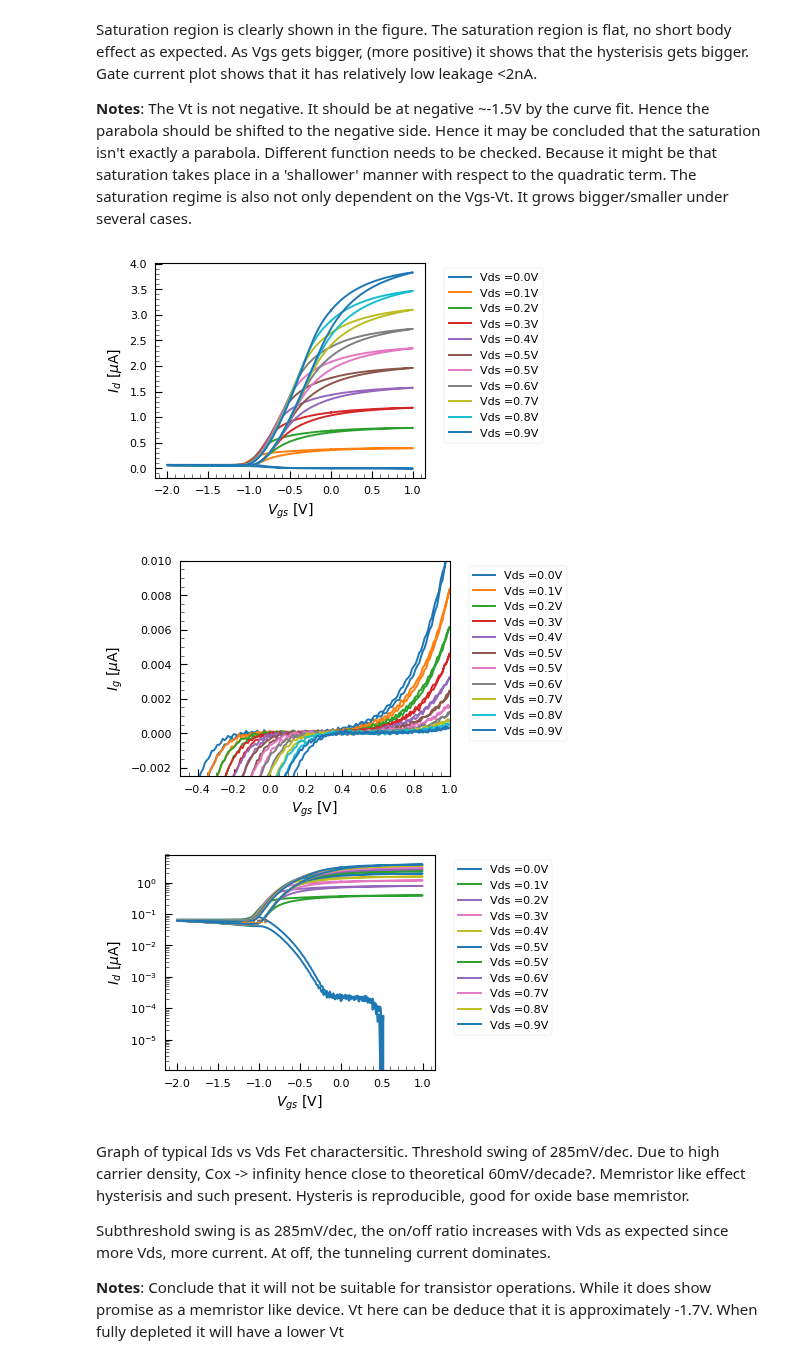
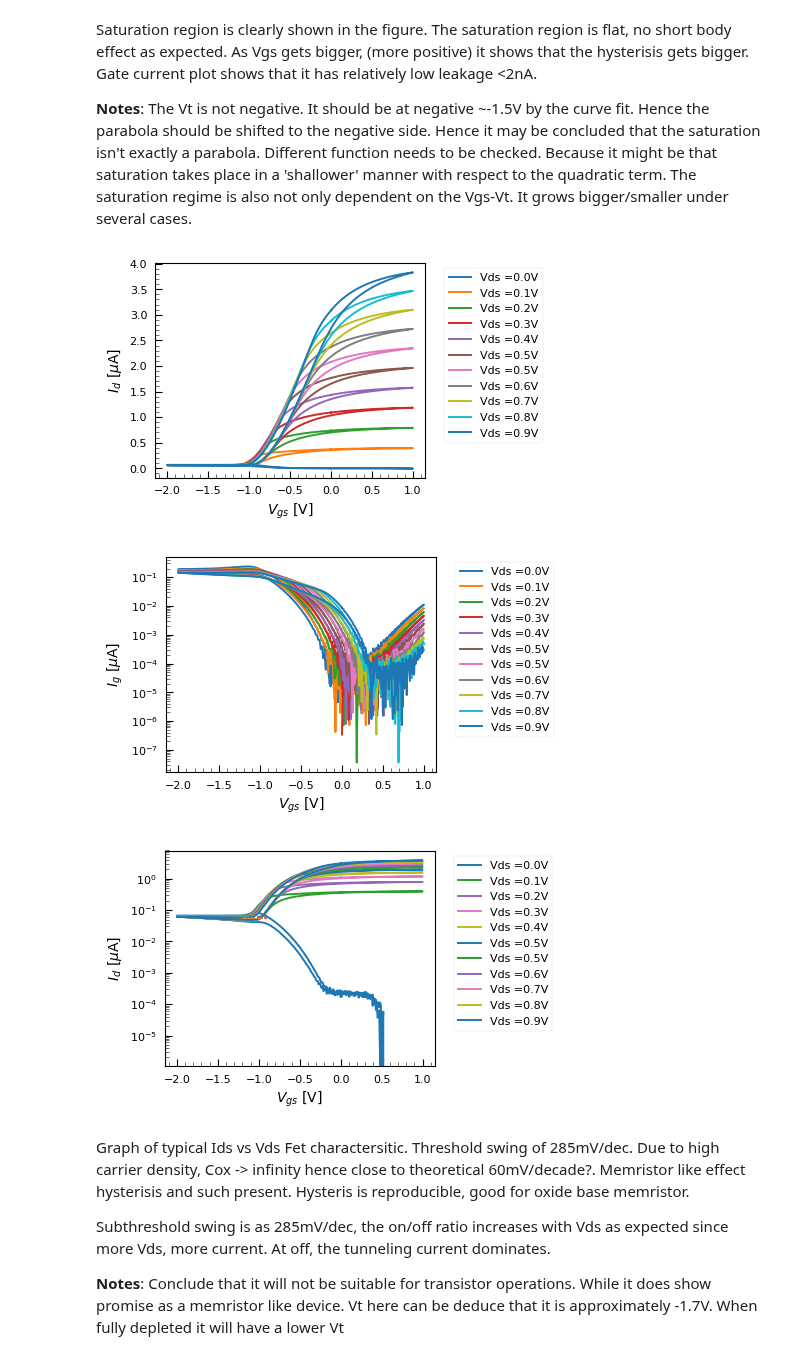
Before and after one commit to prabowobagas/Jupyter-Notebook-Thesis, a Jupyter notebook: Weekly Journal.ipynb, the cells around one changed output. Drawn from its saved outputs; the diff is of its cells as text; code cells hidden in the pictures.

```diff
--- a/Weekly Journal.ipynb
+++ b/Weekly Journal.ipynb
@@ -258,7 +258,7 @@ dataparsing(input_file, output_file, data_width)
 # %%
 def wrapper_vds(dataframe):
     dataframe.drop('Unnamed: 5', axis=1,inplace=True)
-    dataframe.columns = ['time','Vgs','Vds','Igs','Ids']
+    dataframe.columns = ['time','Vgs','Vds','Ids','Igs']
     return dataframe
 
 def new_range(start,end,step):
@@ -282,6 +282,8 @@ def plus_string(number):
         x = '$-$' + str(round(abs(number), 2))
     elif number > 0:
         x = '+' + str(round(number, 2))
+    elif number == 0:
+        x = 0
     return x
 
 fig1 = plt.figure(1)
@@ -294,29 +296,30 @@ ax2 = fig2.add_subplot(1, 1, 1)
 # ax3 = fig2.add_subplot(1, 1, 1)
 
 V_sat_data = []
-for i in new_range(1, 21, 2):    # set number of data here: max # 36
+for i in new_range(1, 21, 4):    # set number of data here: max # 36
 
     # df1 = pd.read_csv('Data\\dev15\\dev15_vsd\\dev15_dataset'+str(i)+'.txt',sep='\t',skiprows = [0,1,2])
     df2 = pd.read_csv('Data\\4_uc_new device\\dev16\\Dev16_RoomT_Vds_sweep\\dev16_dataset'+str(i)+'.txt',sep='\t',skiprows = [0,1,2])
-
     # df_wrap1 = wrapper_vds(df1)
     df_wrap2 = wrapper_vds(df2)
 
-    Vgs = -1 + (0.1*i-0.1)
-    Ids_list = df_wrap2['Igs'] # Still in ampere
+    Vgs = round(-1 + (0.1*i-0.1),2)
+
+    Ids_list = df_wrap2['Ids'] # Still in ampere
     Vds_list = df_wrap2['Vds']
     V_sat_index = find_nearest(Vds_list[1:1200], Vgs+1.0)
     V_sat_data.append((Vds_list[V_sat_index], Ids_list[V_sat_index]/10**(-6)))
 
-    Igs_smooth = savgol_filter(df_wrap2['Ids'],99,3)  # Filter out noise with savgol filter
+    Igs_smooth = savgol_filter(df_wrap2['Igs'],99,3)  # Filter out noise with savgol filter
     # plt.plot(df_wrap1['Vds'], df_wrap1['Ids']/(10)**(-6), label = 'Vgs ='+str((i*-100)+100)+'mV',linestyle = 'dashed')
-    ax.plot(df_wrap2['Vds'], df_wrap2['Igs']/(10)**(-6), label = 'Vgs ='+str(round(Vgs,2))+' V')
-#     if Vgs <= 0:
-#         ax.text(5+0.05, Ids_list[850]/(10)**(-6) -0.5, plus_string(Vgs),  withdash=False, fontsize=9)
-#     elif Vgs >= -0.5:
-#         ax.text(5+0.05, Ids_list[850]/(10)**(-6), plus_string(Vgs),  withdash=False, fontsize=9)
+    ax.plot(df_wrap2['Vds'], df_wrap2['Ids']/(10)**(-6), label = 'Vgs ='+str(round(Vgs,2))+' V')
+    print(Ids_list[500]/(10)**(-6) )
+    if Vgs >= -0.6:
+        ax.text(5+0.05, Ids_list[500]/(10)**(-6) , plus_string(Vgs), withdash=False, fontsize=9)
+    elif Vgs == -0.8:
+        ax.text(5+0.05, Ids_list[100]/(10)**(-6) -0.5, plus_string(Vgs), withdash=False, fontsize=9)
 
-#     ax2.plot(df_wrap2['Vds'], Igs_smooth/(10**(-6)), label = 'Vgs ='+str(round(Vgs,2))+' V') # Ig is in micro-amps
+    ax2.plot(df_wrap2['Vds'], Igs_smooth/(10**(-6)), label = 'Vgs ='+str(round(Vgs,2))+' V') # Ig is in micro-amps
 
 
 
@@ -339,10 +342,10 @@ ax.set_ylabel('$I_{d}$ [$\mu$A]', fontsize=10)
 ax.minorticks_on()
 ax.tick_params(axis = 'y', which = 'both', length=5, direction='in')
 ax.tick_params(axis = 'both', which = 'minor', labelsize = 9)
-ax.text(5+0.05, 10+0.5, ' $V_{gs}$ [V]',  withdash=False, fontsize=9) # Vgs label is set manually
+ax.text(5+0.05, 11, ' $V_{gs}$ [V]',  withdash=False, fontsize=9) # Vgs label is set manually
 ax.set_xlim(-0.5, 5)
 fig1.set_size_inches(plot_width*1.1, plot_height*1.4)
-fig1.savefig('Figures\\Dev16_batch2_Vds_sweep-Ids.pdf', format='pdf', bbox_inches='tight')
+# fig1.savefig('Figures\\Dev16_batch2_Vds_sweep-Ids.pdf', format='pdf', bbox_inches='tight')
 
 
 ## plot setting for fig2 (Ig vs Vds)
@@ -354,7 +357,7 @@ ax2.minorticks_on()
 ax2.tick_params(axis = 'y', which = 'both', length=5, direction='in')
 ax2.tick_params(axis = 'both', which = 'minor', labelsize = 9)
 fig2.set_size_inches(plot_width*1.1, plot_height*1.4)
-ax2.legend(bbox_to_anchor=(1.05, 1), loc=2)
+ax2.legend(loc=4)
 
 # ax2.set_ylim(-0.01, 0.01)
 # ax2.set_xlim(-0.5, 5)
@@ -408,14 +415,14 @@ def Vgs_plotter(data_location, loop_var1, loop_var2):
 
 
         fig2 = plt.figure(2)
-        plt.plot( df_wrap['Vgs'], (df_wrap['Ids']/(10)**(-6)), label = 'Vds =' + str(data_linspace[i-1]) + 'V')
+        plt.semilogy( df_wrap['Vgs'], abs((df_wrap['Ids']/(10)**(-6))), label = 'Vds =' + str(data_linspace[i-1]) + 'V')
         plt.legend(prop={'size': 8})
         plt.xlabel('$V_{gs}$ [V]', fontsize=10)
         plt.ylabel('$I_{g}$ [$\mu$A]', fontsize=10)
         ax2 = plt.gca()
         ax2.tick_params(axis = 'both', which = 'both', length=5, direction='in')
-        ax2.set_ylim(-0.0025,0.01)
-        ax2.set_xlim(-0.5,1)
+#         ax2.set_ylim(-0.0025,0.01)
+#         ax2.set_xlim(-0.5,1)
         ax2.minorticks_on()
         ax2.tick_params(axis='both', which='minor', length=3)
         fig2.set_size_inches(plot_width, plot_height*1.3)
@@ -457,34 +464,34 @@ def Vgs_plotter(data_location, loop_var1, loop_var2):
 
 
 #     ax4.tick_params(axis = 'both', which = 'both', length=5, direction='in')
 #     ax4.minorticks_on()
 #     ax4.set_xlabel('$V_{ds}$ [V]', fontsize=10)
 #     ax4.set_ylabel('$S_{s-th}$ [mV/dec]', fontsize=10)
 #     ax4.tick_params(axis='both', which='minor', length=3)
 
 #     ax5.tick_params(axis = 'both', which = 'both', length=5, direction='in')
 #     ax5.minorticks_on()
 #     ax5.set_xlabel('$V_{ds}$ [V]', fontsize=10)
 #     ax5.set_ylabel('On/Off $I_d$ ratio', fontsize=10)
 #     ax5.tick_params(axis='both', which='minor', length=3)
 
 #     fig4.legend(prop={'size': 8}, loc=1, bbox_to_anchor=(1,0.30), bbox_transform=ax4.transAxes)
 
 #     fig4.set_size_inches(plot_width , plot_height*1.4)
 #     fig4.savefig('Figures\\Dev16_lowT_Subth-on-off.pdf', format='pdf', bbox_inches='tight')
 #     fig1.savefig('Figures\\Dev16_lowT_Vgs_sweep-Ids.pdf', format='pdf', bbox_inches='tight')
     fig2.savefig('Figures\\Dev16_Vgs_sweep-Igs.pdf', format='pdf', bbox_inches='tight')
 
 
 
 
 # change data set! might be switched. Check what Id of the source K200 K200-2
 Vgs_plotter('Data\\4_uc_new device\\dev16\\Dev16_RoomT_Vgs_sweep\\dev16_dataset', 1, 12) #12 max
 
 # plt.savefig('Figures\\percprob_vs_occprob.pdf', format='pdf', dpi=300)
 # %% [output]
 [figure]
-[figure, old version]
+[figure, new version]
 [figure]
 # %% [markdown]
 Graph of typical Ids vs Vds Fet charactersitic.
```
Also changed, not shown: parts of 1 cell of this notebook, 5 other files.
